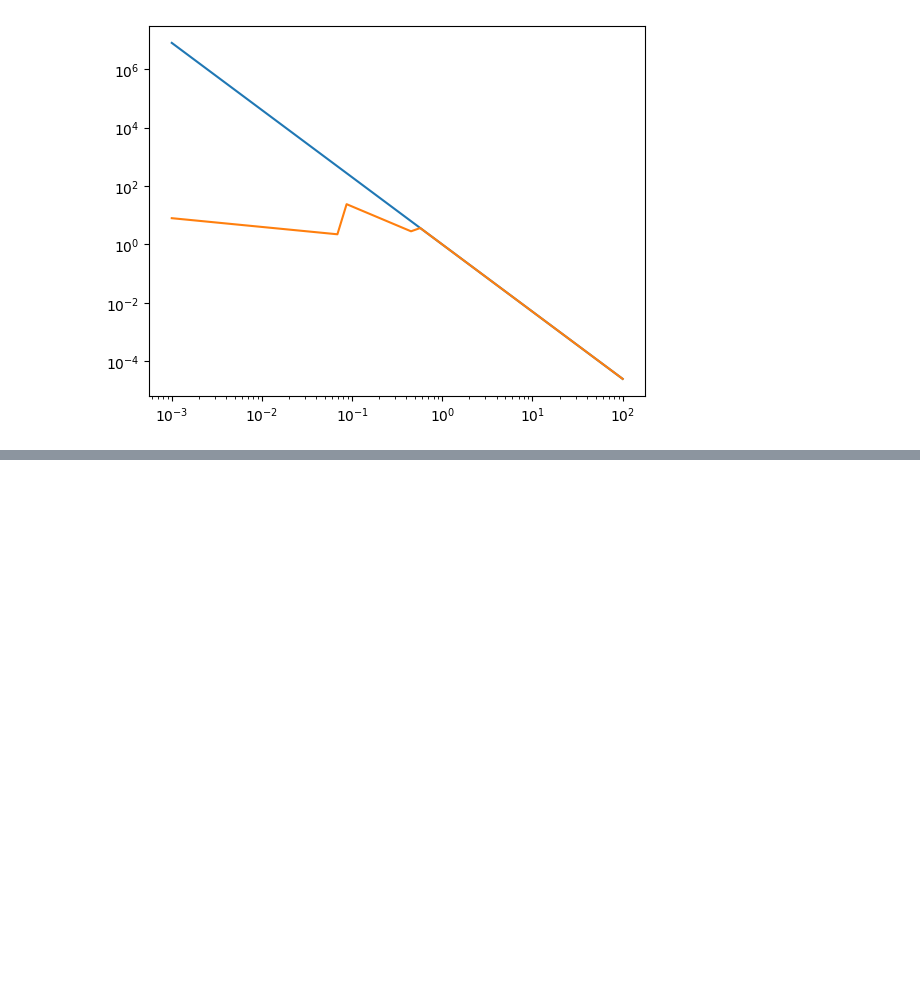
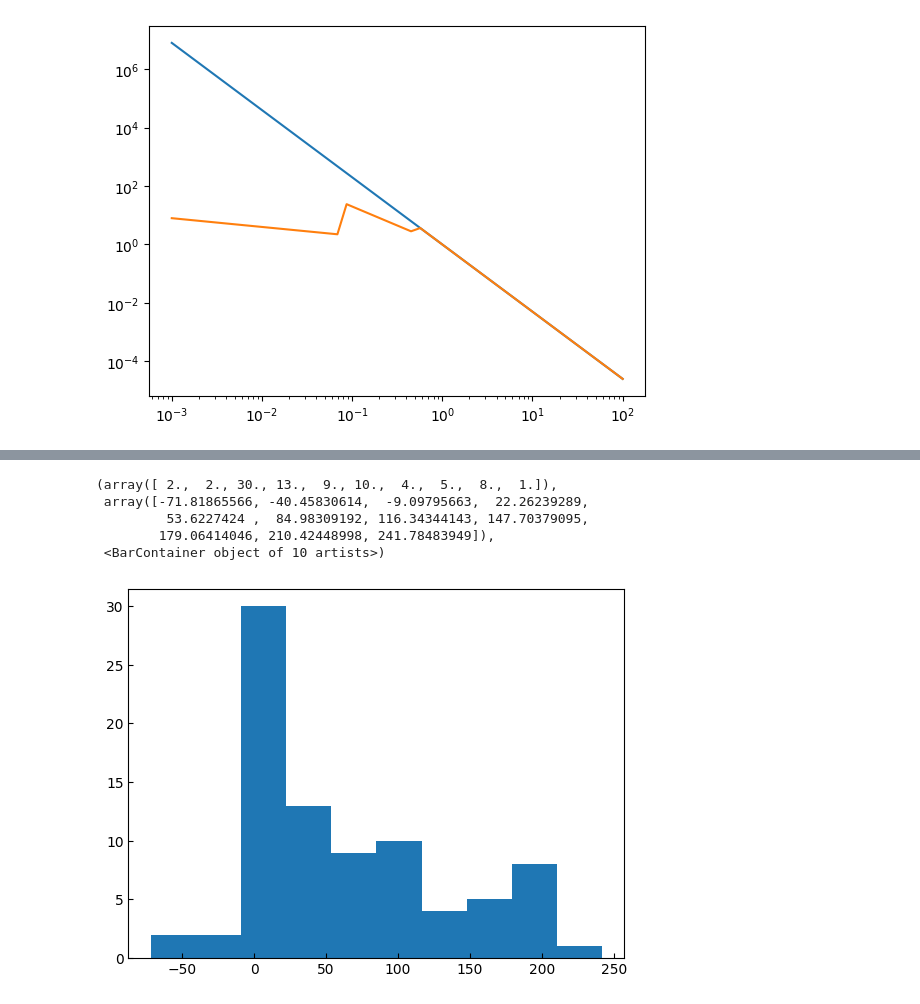
Before and after one commit to r-bagge/MAGPI_kinematics, a Jupyter notebook: plots.ipynb, the cells around one changed output, grey strips where cells are left out. Drawn from its saved outputs; the diff is of its cells as text; code cells hidden in the pictures; blank space fills up the shorter version.

```diff
--- a/plots.ipynb
+++ b/plots.ipynb
@@ -266,0 +453,9 @@ ValueError: array must not contain infs or NaNs
+# %%
+plt.hist(srot)
+# %% [output]
+(array([ 2.,  2., 30., 13.,  9., 10.,  4.,  5.,  8.,  1.]),
+ array([-71.81865566, -40.45830614,  -9.09795663,  22.26239289,
+         53.6227424 ,  84.98309192, 116.34344143, 147.70379095,
+        179.06414046, 210.42448998, 241.78483949]),
+ <BarContainer object of 10 artists>)
+[figure, added]
```
Also changed, not shown: parts of 6 cells of this notebook, 2 other files.
